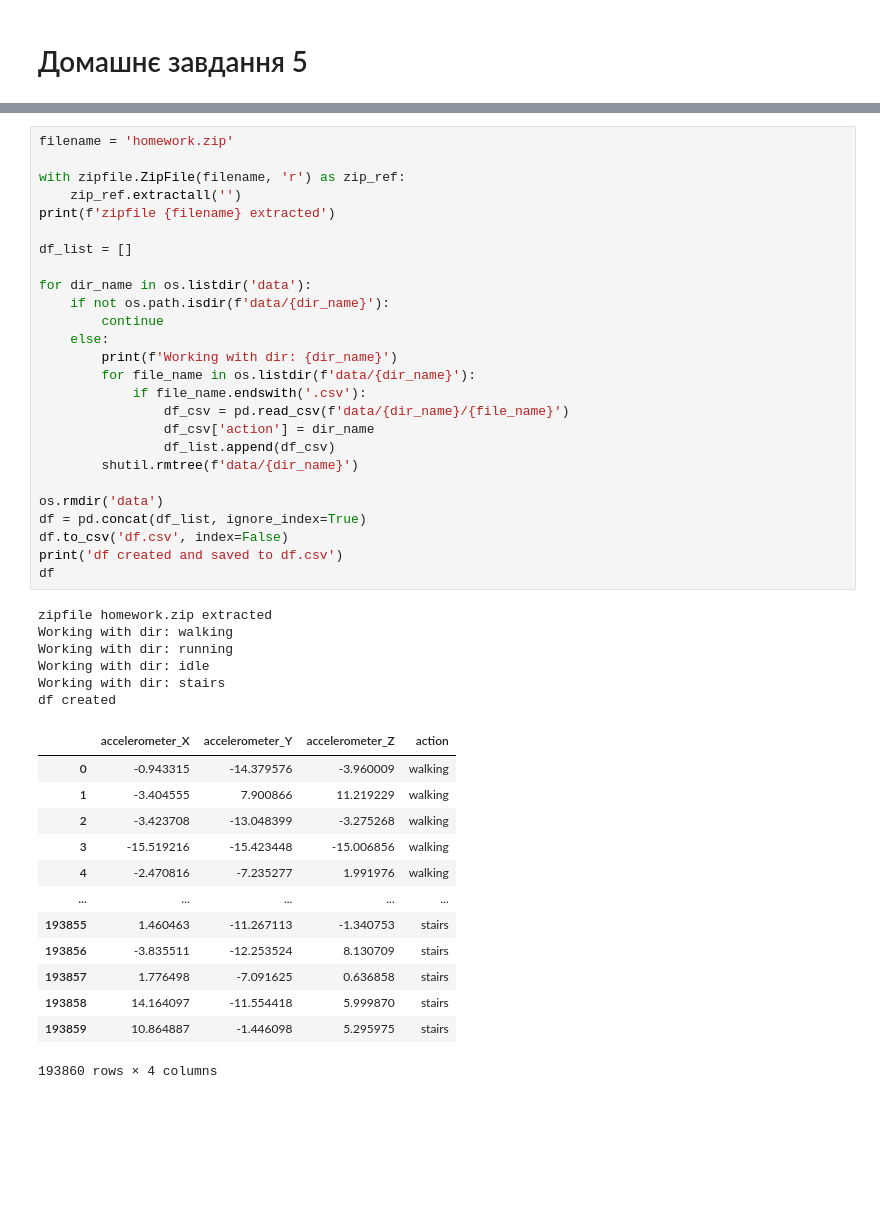
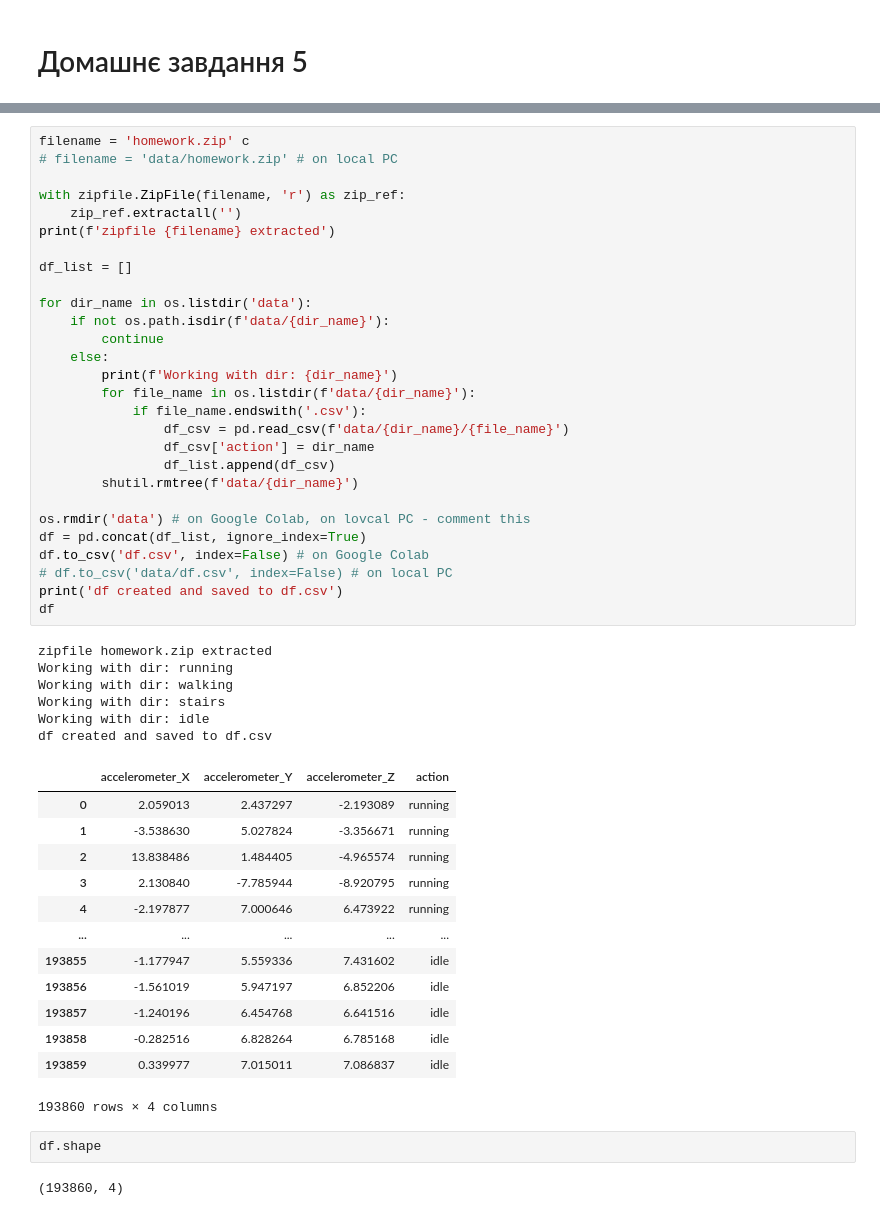
Before and after one commit to OleksiyM/Data_Science, a Jupyter notebook: Module_05/Hw5.ipynb, the cells around one changed output, grey strips where cells are left out. Cells and saved outputs as stored; diff of their text form; blank space fills up the shorter version.

```diff
--- a/Module_05/Hw5.ipynb
+++ b/Module_05/Hw5.ipynb
@@ -13,46 +28,52 @@ import zipfile
 # %%
-filename = 'homework.zip'
+filename = 'homework.zip' c
+# filename = 'data/homework.zip' # on local PC
 
 with zipfile.ZipFile(filename, 'r') as zip_ref:
     zip_ref.extractall('')
 print(f'zipfile {filename} extracted')
 
 df_list = []
 
 for dir_name in os.listdir('data'):
     if not os.path.isdir(f'data/{dir_name}'):
         continue
     else:
         print(f'Working with dir: {dir_name}')
         for file_name in os.listdir(f'data/{dir_name}'):
             if file_name.endswith('.csv'):
                 df_csv = pd.read_csv(f'data/{dir_name}/{file_name}')
                 df_csv['action'] = dir_name
                 df_list.append(df_csv)
         shutil.rmtree(f'data/{dir_name}')
 
-os.rmdir('data')
+os.rmdir('data') # on Google Colab, on lovcal PC - comment this
 df = pd.concat(df_list, ignore_index=True)
-df.to_csv('df.csv', index=False)
+df.to_csv('df.csv', index=False) # on Google Colab
+# df.to_csv('data/df.csv', index=False) # on local PC
 print('df created and saved to df.csv')
 df
 # %% [output]
 zipfile homework.zip extracted
+Working with dir: running
 Working with dir: walking
-Working with dir: running
+Working with dir: stairs
 Working with dir: idle
-Working with dir: stairs
-df created
+df created and saved to df.csv
 |  | accelerometer_X | accelerometer_Y | accelerometer_Z | action |
-| 0 | -0.943315 | -14.379576 | -3.960009 | walking |
-| 1 | -3.404555 | 7.900866 | 11.219229 | walking |
-| 2 | -3.423708 | -13.048399 | -3.275268 | walking |
-| 3 | -15.519216 | -15.423448 | -15.006856 | walking |
-| 4 | -2.470816 | -7.235277 | 1.991976 | walking |
+| 0 | 2.059013 | 2.437297 | -2.193089 | running |
+| 1 | -3.538630 | 5.027824 | -3.356671 | running |
+| 2 | 13.838486 | 1.484405 | -4.965574 | running |
+| 3 | 2.130840 | -7.785944 | -8.920795 | running |
+| 4 | -2.197877 | 7.000646 | 6.473922 | running |
 | ... | ... | ... | ... | ... |
-| 193855 | 1.460463 | -11.267113 | -1.340753 | stairs |
-| 193856 | -3.835511 | -12.253524 | 8.130709 | stairs |
-| 193857 | 1.776498 | -7.091625 | 0.636858 | stairs |
-| 193858 | 14.164097 | -11.554418 | 5.999870 | stairs |
-| 193859 | 10.864887 | -1.446098 | 5.295975 | stairs |
+| 193855 | -1.177947 | 5.559336 | 7.431602 | idle |
+| 193856 | -1.561019 | 5.947197 | 6.852206 | idle |
+| 193857 | -1.240196 | 6.454768 | 6.641516 | idle |
+| 193858 | -0.282516 | 6.828264 | 6.785168 | idle |
+| 193859 | 0.339977 | 7.015011 | 7.086837 | idle |
 193860 rows × 4 columns
+# %%
+df.shape
+# %% [output]
+(193860, 4)
```
Also changed, not shown: parts of 24 cells of this notebook.
